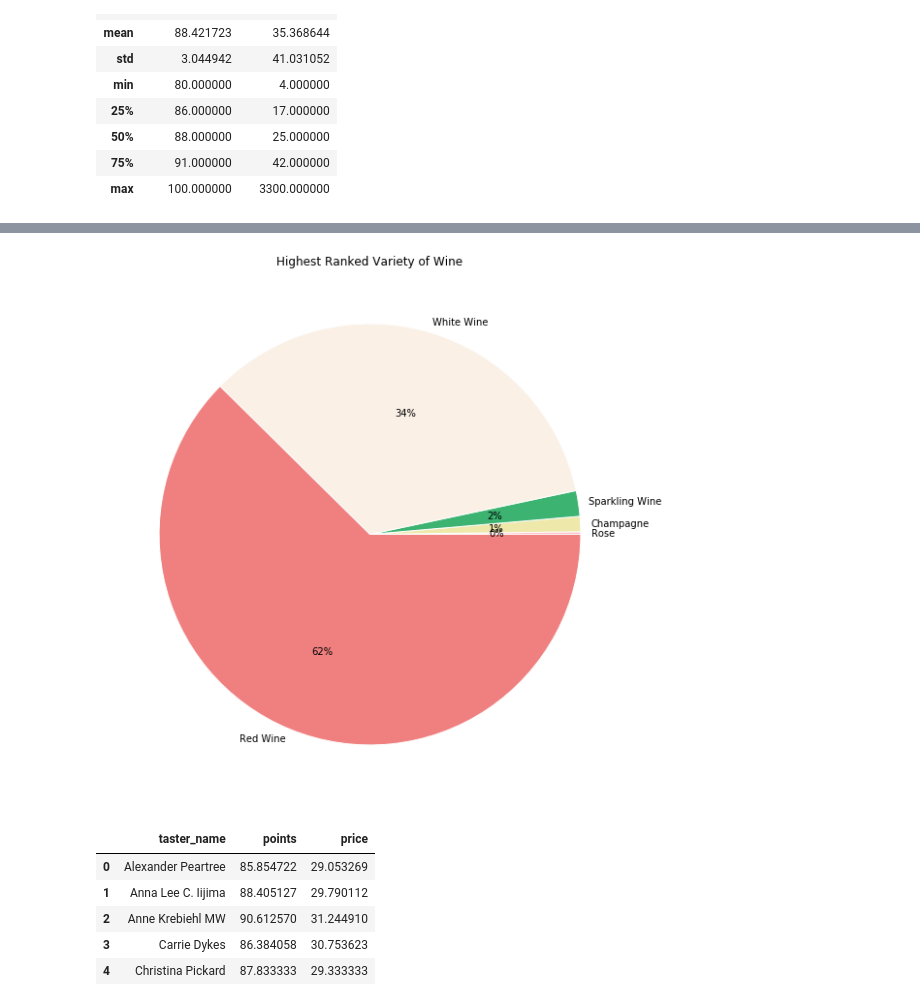
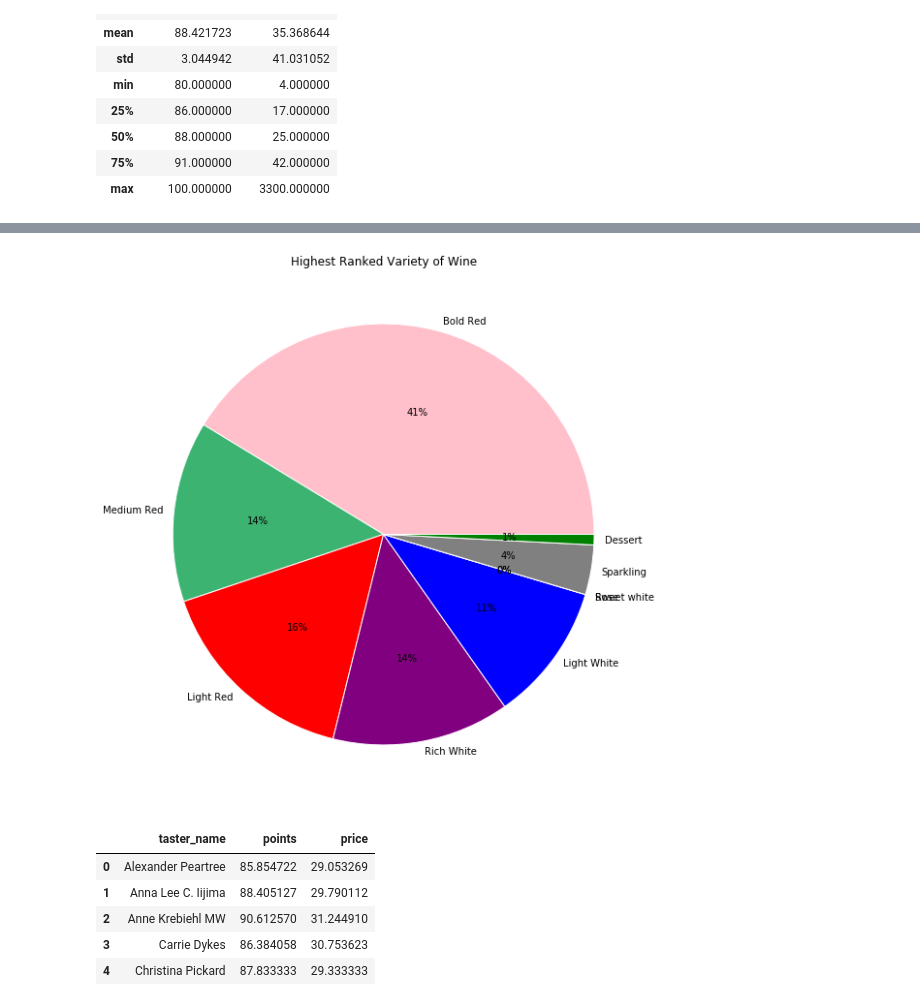
Before and after one commit to renatonico/Pygeons, a Jupyter notebook: notebooks/matt.ipynb, the cells around one changed output, grey strips where cells are left out. Saved outputs shown, nothing was run; the diff lists cells and outputs as text; code cells hidden in the pictures.

Commit message:
Pie Chart Commit

```diff
--- a/notebooks/matt.ipynb
+++ b/notebooks/matt.ipynb
@@ -104,23 +105,49 @@ df_champagne = Champagne_wine_count.sum()
+# %%
+bold_red = df_2.loc[df_2['variety']=='Bold Red']
+bold_red_count = bold_red["variety"].count()
+
+medium_red = df_2.loc[df_2['variety']=='Medium Red']
+medium_red_count = medium_red["variety"].count()
+
+light_red = df_2.loc[df_2['variety']== 'Light Red']
+light_red_count = light_red['variety'].count()
+
+rich_white = df_2.loc[df_2['variety']=='Rich White']
+rich_white_count = rich_white["variety"].count()
+
+light_white = df_2.loc[df_2['variety']=='Light White']
+light_white_count = light_white["variety"].count()
+
+sweet_white = df_2.loc[df_2['variety']=='Sweet white']
+sweet_white_count = sweet_white["variety"].count()
+
+rose = df_2.loc[df_2['variety']=='Rose']
+rose_count = rose["variety"].count()
+
+sparkling = df_2.loc[df_2['variety']=='Sparkling']
+sparkling_count = sparkling["variety"].count()
+
+dessert = df_2.loc[df_2['variety']=='Dessert']
+dessert_count = dessert["variety"].count()
 # %%
+sizes = (bold_count, medium_red_count, light_red_count, rich_white_count,light_white_count, sweet_white_count, rose_count, sparkling_count,dessert_count  )
 
-sizes = (df_red, df_white, df_sparkling, df_rose, df_champagne)
+#sizes = sorted(sizes)
 
-sizes = sorted(sizes)
-
-labels = 'Rose','Champagne', 'Sparkling Wine', 'White Wine', 'Red Wine'
-colors = [ 'Pink','palegoldenrod', 'mediumseagreen', 'linen', 'lightcoral']
+labels = 'Bold Red','Medium Red', 'Light Red','Rich White', 'Light White','Sweet white','Rose','Sparkling','Dessert'
+colors = [ 'Pink', 'mediumseagreen', 'red', 'purple', 'blue', 'orange', 'yellow', 'grey', 'green']
 
 fig = plt.figure(figsize=[10, 10])
 ax = fig.add_subplot(111)
 
 pie_wedge_collection = ax.pie(sizes, colors=colors, labels=labels, autopct="%1.00f%%",labeldistance=1.05);
 
 for pie_wedge in pie_wedge_collection[0]:
     pie_wedge.set_edgecolor('white')
 
 ax.set_title("Highest Ranked Variety of Wine");
 # %% [output]
-[figure, old version]
+[figure, new version]
 # %%
 #determine which variety has the highest points
 df_taster_points = df_2.groupby(["taster_name"]).mean()
```
Also changed, not shown: parts of 11 cells of this notebook.
